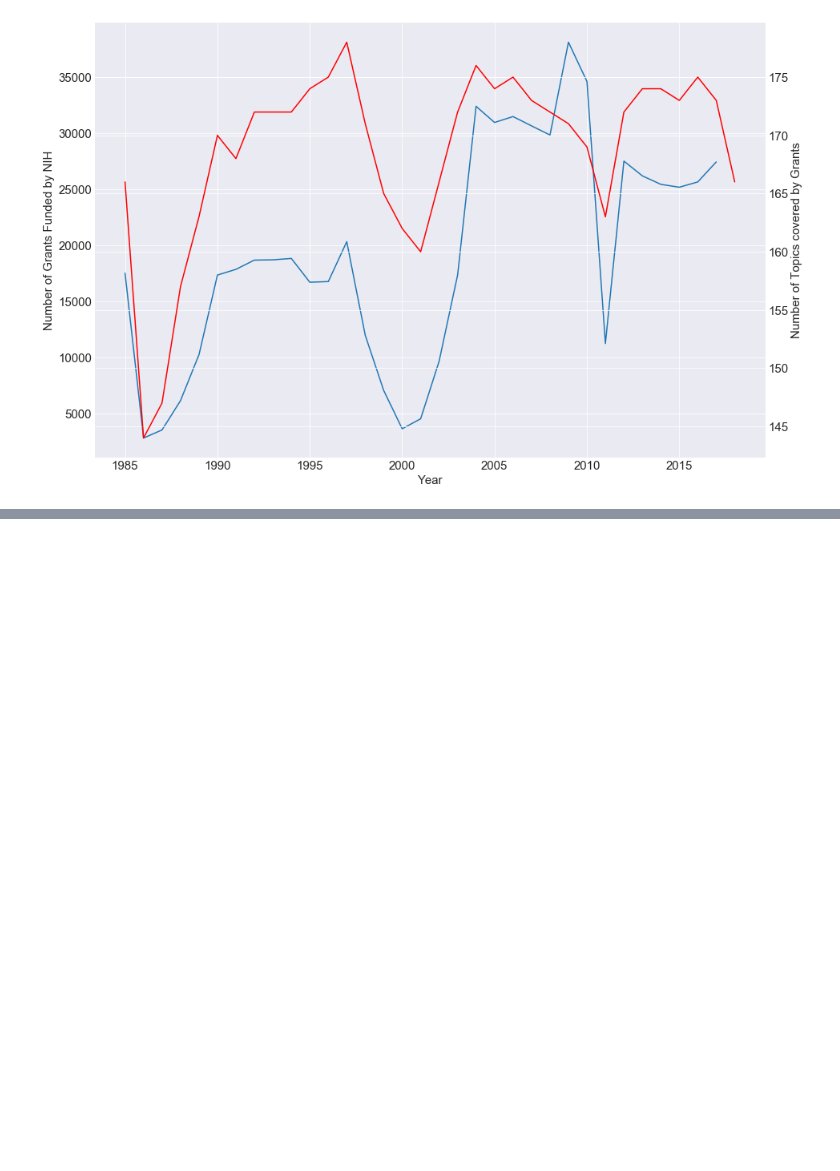
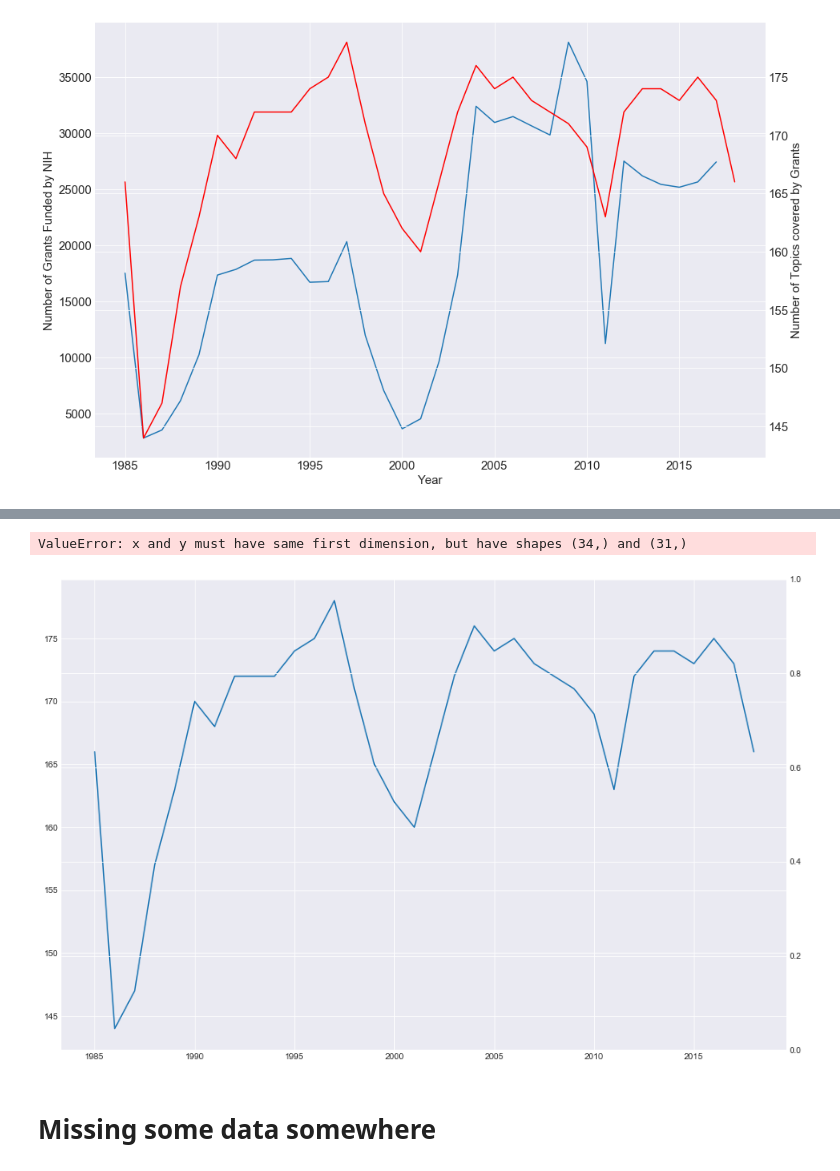
Before and after one commit to raom1/NIH-grants, a Jupyter notebook: funding_topic_analysis.ipynb, the cells around one changed output, grey strips where cells are left out. Cells and saved outputs as stored; diff of their text form; code cells hidden in the pictures; blank space fills up the shorter version.

Commit message:
graph to compare increase in funding and number of topics represented.

```diff
--- a/funding_topic_analysis.ipynb
+++ b/funding_topic_analysis.ipynb
@@ -109,12 +160,3 @@ plt.plot(years, categories)
 # %% [output]
 [<matplotlib.lines.Line2D at 0x...>]
 [figure]
-# %%
-fig, ax = plt.subplots(figsize=(15, 10))
-sns.set_style("darkgrid")
-plt.plot(R01s_per_year.loc[R01s_per_year.index != 2018.0]["grant_num"])
-plt.plot(years, categories, color = "red")
-plt.xlabel("Year", size = 20)
-plt.ylabel("Number of Grants Funded by NIH", size = 20)
-ax.tick_params(axis='both', labelsize = 15)
-plt.show();
@@ -132,3 +172,14 @@ ax.tick_params(axis='both', labelsize = 15)
 ax2.tick_params(labelsize = 15);
 # %% [output]
 [figure]
+# %%
+nih_budget_1985 = nih_budget[nih_budget.FY >= 1985]
+nih_budget_1985.reset_index(drop = True, inplace = True)
+# %%
+fold_change = []
+totals = nih_budget_1985.Total.tolist()
+l = len(totals)-1
+for i in list(range(len(totals))):
+    if i != l:
+        FC = (totals[i+1] - totals[i])/totals[i]
+        fold_change.append(FC)
@@ -134,0 +247,15 @@ ax2.tick_params(labelsize = 15);
+# %%
+fig, ax = plt.subplots(figsize=(15, 10))
+ax2 = ax.twinx()
+ax.plot(years, categories)
+ax2.plot(years, fold_change, color = "red")
+ax.set_xlabel('Year', fontsize = 15)
+ax.set_ylabel('Number of Grants Funded by NIH', fontsize = 15)
+ax2.set_ylabel('Number of Topics covered by Grants', fontsize = 15)
+ax.tick_params(axis='both', labelsize = 15)
+ax2.tick_params(labelsize = 15);
+# %% [output]
+ValueError: x and y must have same first dimension, but have shapes (34,) and (31,)
+[figure, added]
+# %% [markdown]
+# Missing some data somewhere
```
Also changed, not shown: parts of 31 cells of this notebook.
